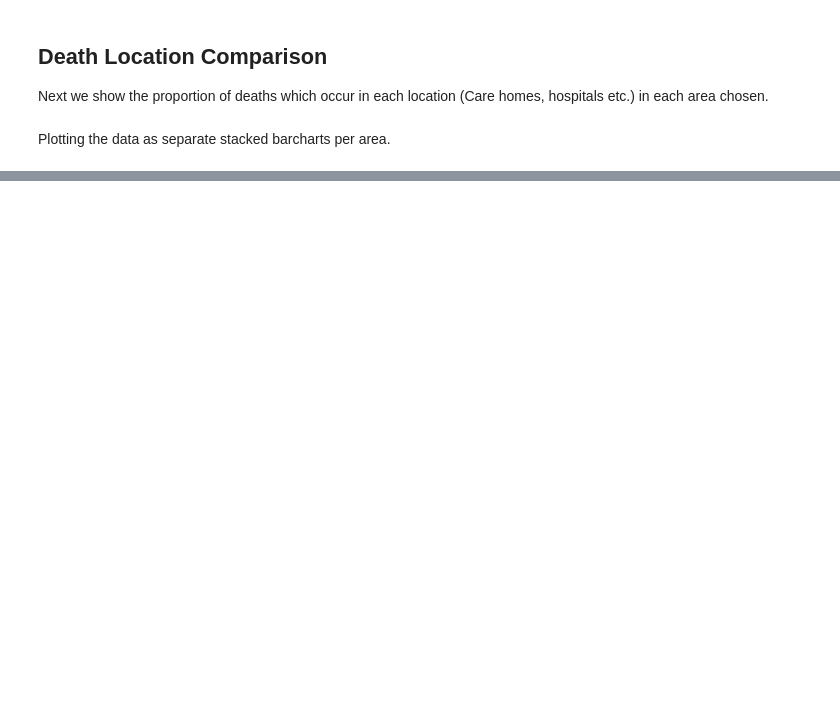
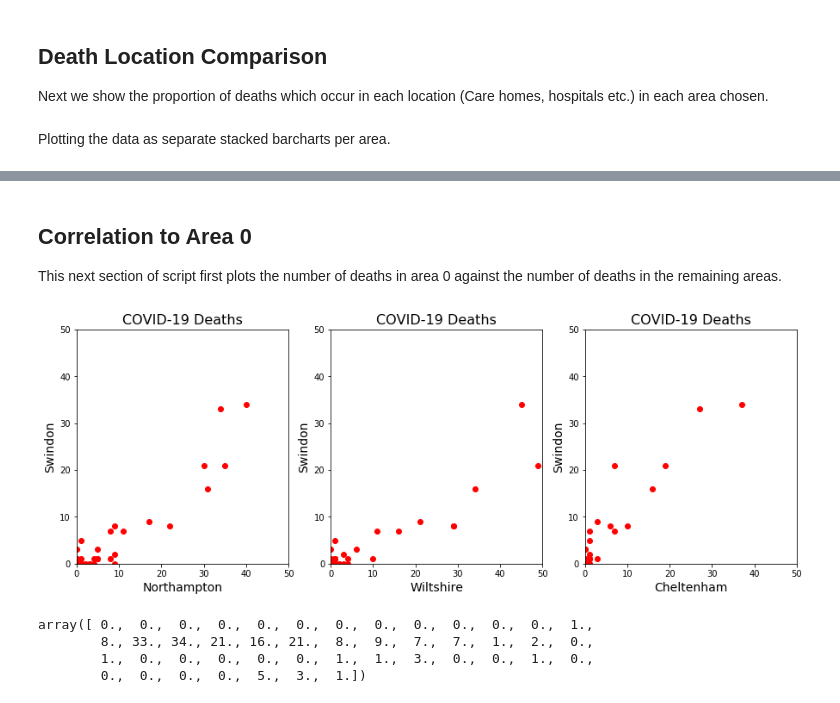
Before and after one commit to Sciprios/SwindonCovid, a Jupyter notebook: Deaths Comparison.ipynb, the cells around one changed output, grey strips where cells are left out. Drawn from its saved outputs; the diff is of its cells as text; code cells hidden in the pictures; blank space fills up the shorter version.

Commit message:
added scatter graphs

```diff
--- a/Deaths Comparison.ipynb
+++ b/Deaths Comparison.ipynb
@@ -149,0 +150,30 @@ fig.legend(bars, death_locations, loc="lower center", ncol=len(death_locations),
+# %% [markdown]
+## Correlation to Area 0
+
+This next section of script first plots the number of deaths in area 0 against the number of deaths in the remaining areas.
+# %%
+def plot_area_scatters(area_data):
+    """ Plots a scatter graph of Area-0 deaths against all other areas. """
+    area_keys = list(area_data.keys())
+    # Extract area 0 deaths (for y-axis.)
+    area_0 = area_data[area_keys[0]][1, :]
+    # Create the plot
+    fig, axs = plt.subplots(nrows=1, ncols=len(area_keys)-1, figsize=(15, 5))
+    for idx, area in enumerate(area_keys[1:]):
+        axs[idx].scatter(area_data[area][1, :], area_0, c='r')
+        axs[idx].set_xlim([0, 50])
+        axs[idx].set_ylim([0, 50])
+        axs[idx].set_xlabel(area, fontsize=14)
+        axs[idx].set_ylabel(area_keys[0], fontsize=14)
+        axs[idx].set_title("COVID-19 Deaths", fontsize=16)
+        axs[idx].set
+plot_area_scatters(weekly_data)
+# %% [output]
+[figure, added]
+# %%
+weekly_data[list(weekly_data.keys())[0]][1, :]
+# %% [output]
+array([ 0.,  0.,  0.,  0.,  0.,  0.,  0.,  0.,  0.,  0.,  0.,  0.,  1.,
+        8., 33., 34., 21., 16., 21.,  8.,  9.,  7.,  7.,  1.,  2.,  0.,
+        1.,  0.,  0.,  0.,  0.,  0.,  1.,  1.,  3.,  0.,  0.,  1.,  0.,
+        0.,  0.,  0.,  0.,  5.,  3.,  1.])
```
Also changed, not shown: parts of 2 cells of this notebook.
